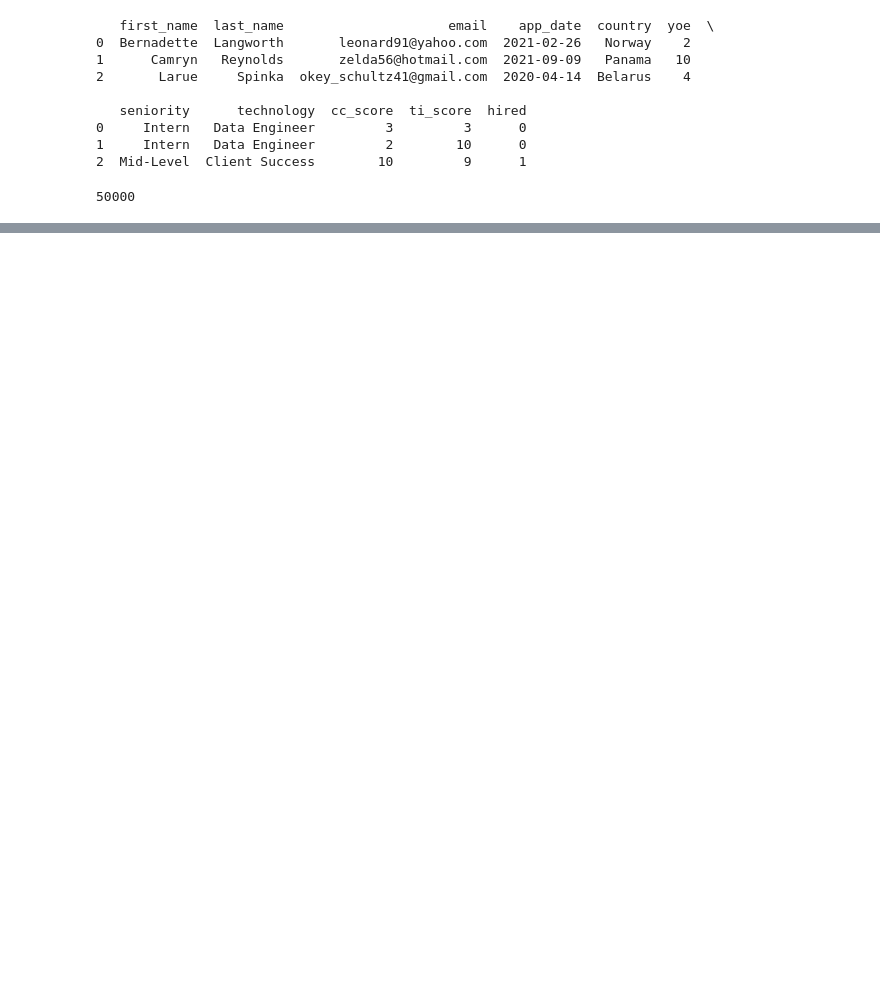
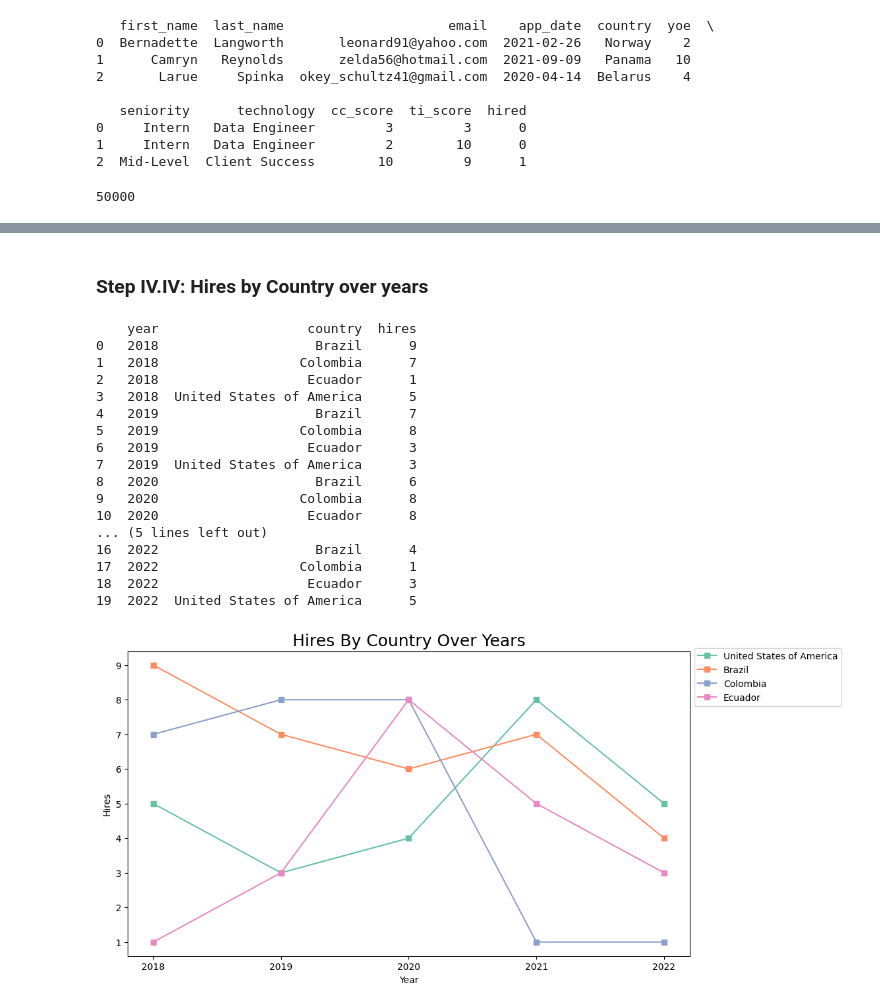
Before and after one commit to YOANGELICA/python_data_engineer_challenge, a Jupyter notebook: script.ipynb, the cells around one changed output, grey strips where cells are left out. Saved outputs shown, nothing was run; the diff lists cells and outputs as text; code cells hidden in the pictures; blank space fills up the shorter version.

```diff
--- a/script.ipynb
+++ b/script.ipynb
@@ -96,0 +224,67 @@ df.to_sql(con=engine,name=Candidate.__tablename__, if_exists='append', index=Fal
+# %% [markdown]
+### Step IV.IV: Hires by Country over years
+# %%
+Session = sessionmaker(bind=engine) # clase sesión -> ("puente" entre la conexión y los modelos)
+session = Session()
+
+countries = ['United States of America', 'Brazil', 'Colombia', 'Ecuador']
+
+# applying fucntion YEAR to take the year out of the date data
+year= func.YEAR(Candidate.app_date)
+
+hires_by_country = session.query(
+    year.label('year'),
+    Candidate.country,
+    func.count(Candidate.id).label('hires')
+).filter(
+    Candidate.hired == 1,
+    Candidate.country.in_(countries)
+).group_by(
+    'year', 'country'
+).order_by(
+    'year'
+).all()
+
+# for row in hires_by_country:
+#     print(row.year, row.country, row.hires)
+session.close()
+
+#VISUALIZATION
+df = pd.DataFrame(hires_by_country)
+print(df)
+
+colormap = plt.colormaps.get_cmap('Set2')
+fig, ax = plt.subplots(figsize=(11, 6))
+
+for i, country in enumerate(countries):
+    country_data = df[df['country'] == country]
+    ax.plot(country_data['year'], country_data['hires'], label=country, marker='s', color=colormap(i))
+
+ax.set_xlabel('Year')
+ax.set_ylabel('Hires')
+plt.title('Hires By Country Over Years', fontsize=18)
+ax.xaxis.set_major_locator(plt.MaxNLocator(integer=True)) # to get only integers for the years
+
+ax.legend(bbox_to_anchor=(0.9, 0.9),
+          bbox_transform=fig.transFigure) # placing the legend outside the plot, at the top right
+
+plt.show()
+# %% [output]
+    year                   country  hires
+0   2018                    Brazil      9
+1   2018                  Colombia      7
+2   2018                   Ecuador      1
+3   2018  United States of America      5
+4   2019                    Brazil      7
+5   2019                  Colombia      8
+6   2019                   Ecuador      3
+7   2019  United States of America      3
+8   2020                    Brazil      6
+9   2020                  Colombia      8
+10  2020                   Ecuador      8
+... (5 lines left out)
+16  2022                    Brazil      4
+17  2022                  Colombia      1
+18  2022                   Ecuador      3
+19  2022  United States of America      5
+[figure, added]
```
Also changed, not shown: parts of 12 cells of this notebook, 1 other file.
